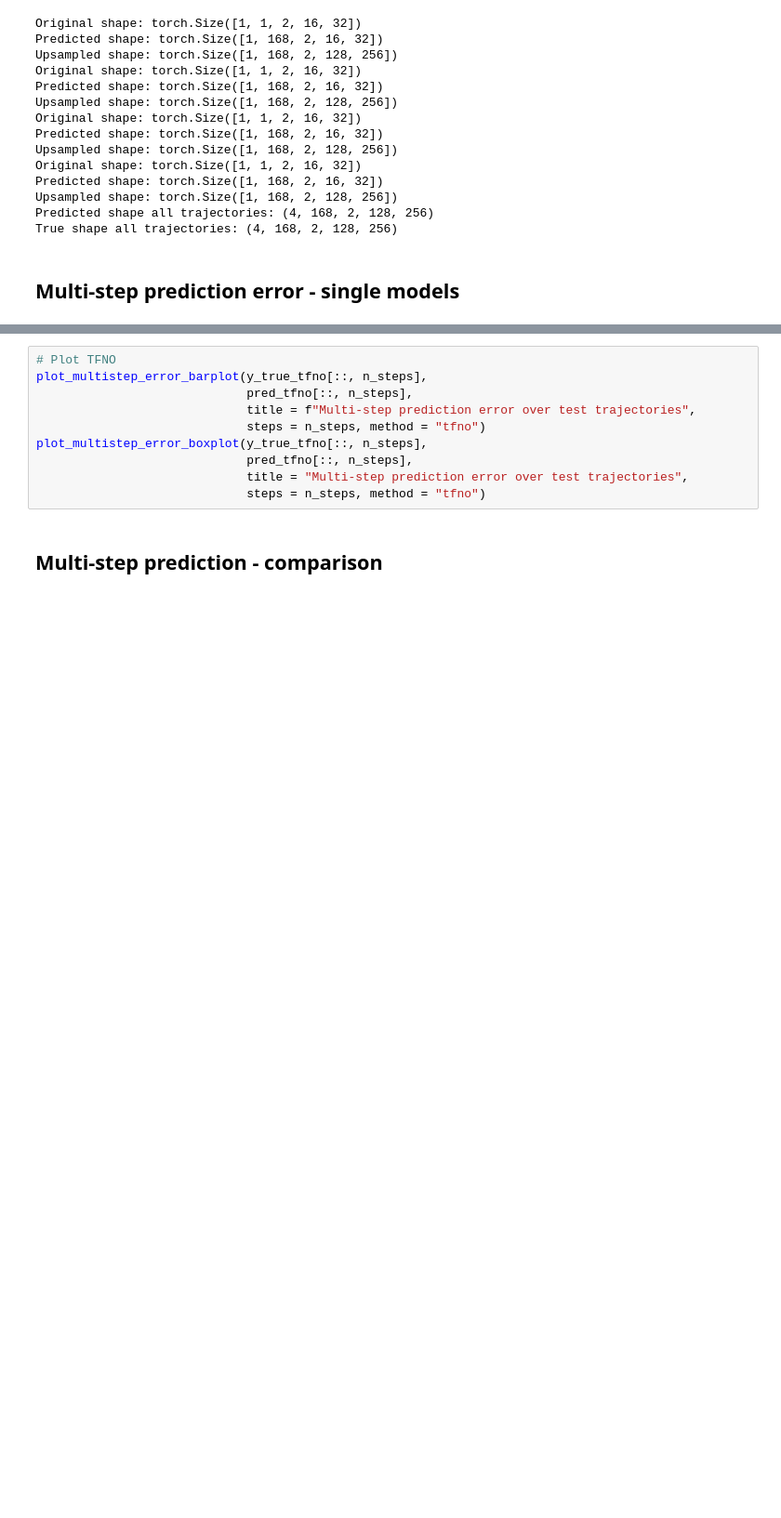
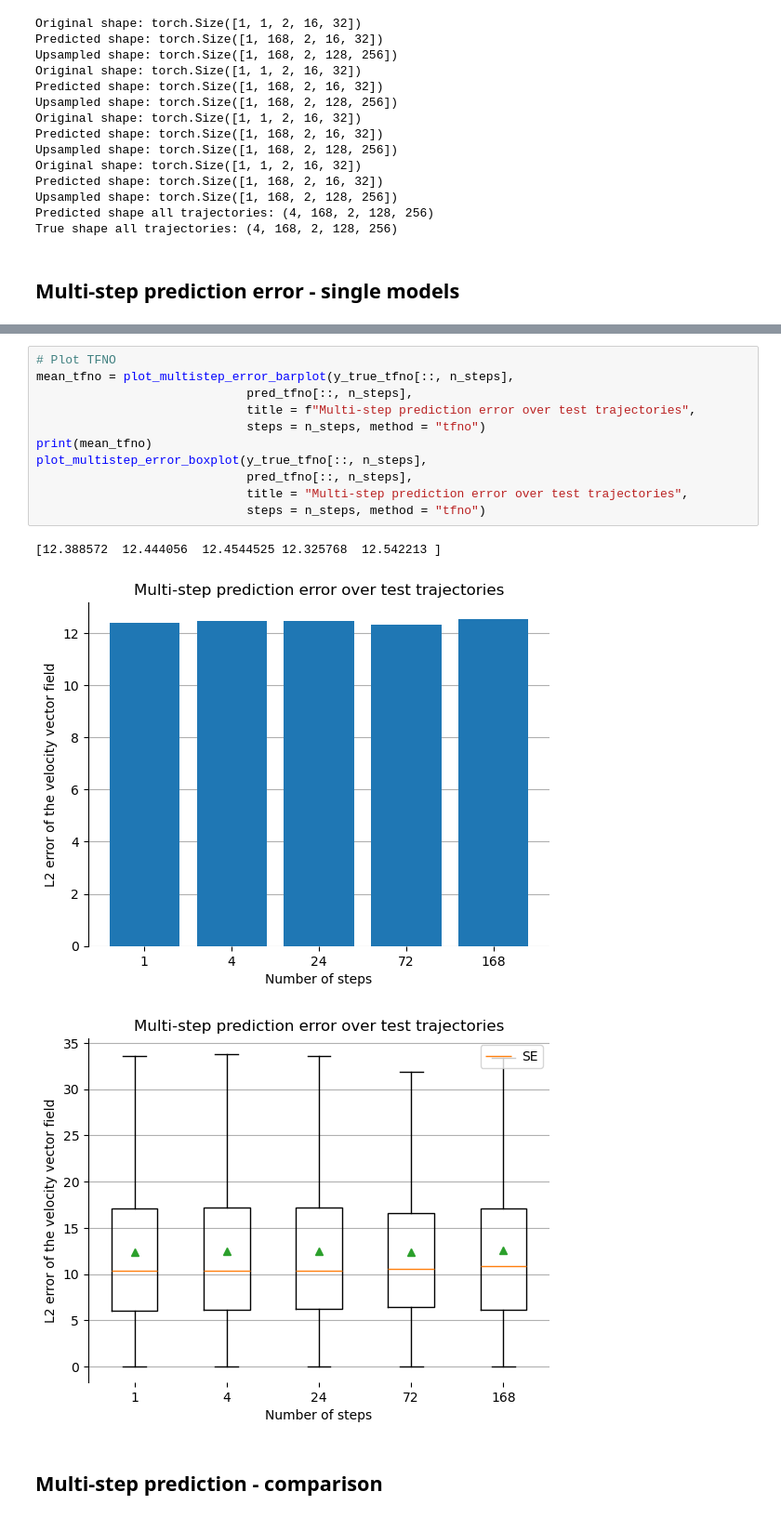
Before and after one commit to OpossumCrash/DS4DS-Final-Project, a Jupyter notebook: example_Masha 1.0.ipynb, the cells around one changed output, grey strips where cells are left out. Shown at 93% size. Saved outputs shown, nothing was run; the diff lists cells and outputs as text; blank space fills up the shorter version.

```diff
--- a/example_Masha 1.0.ipynb
+++ b/example_Masha 1.0.ipynb
@@ -356,13 +361,18 @@ plot_multistep_error_boxplot(y_true_fno[::, n_steps],
 # %%
 # Plot TFNO
-plot_multistep_error_barplot(y_true_tfno[::, n_steps],
+mean_tfno = plot_multistep_error_barplot(y_true_tfno[::, n_steps],
                              pred_tfno[::, n_steps],
                              title = f"Multi-step prediction error over test trajectories",
                              steps = n_steps, method = "tfno")
+print(mean_tfno)
 plot_multistep_error_boxplot(y_true_tfno[::, n_steps],
                              pred_tfno[::, n_steps],
                              title = "Multi-step prediction error over test trajectories",
                              steps = n_steps, method = "tfno")
+# %% [output]
+[12.388572  12.444056  12.4544525 12.325768  12.542213 ]
+[figure, added]
+[figure, added]
 # %% [markdown]
 ## Multi-step prediction - comparison
 # %%
```
Also changed, not shown: parts of 10 cells of this notebook, 26 other files.
